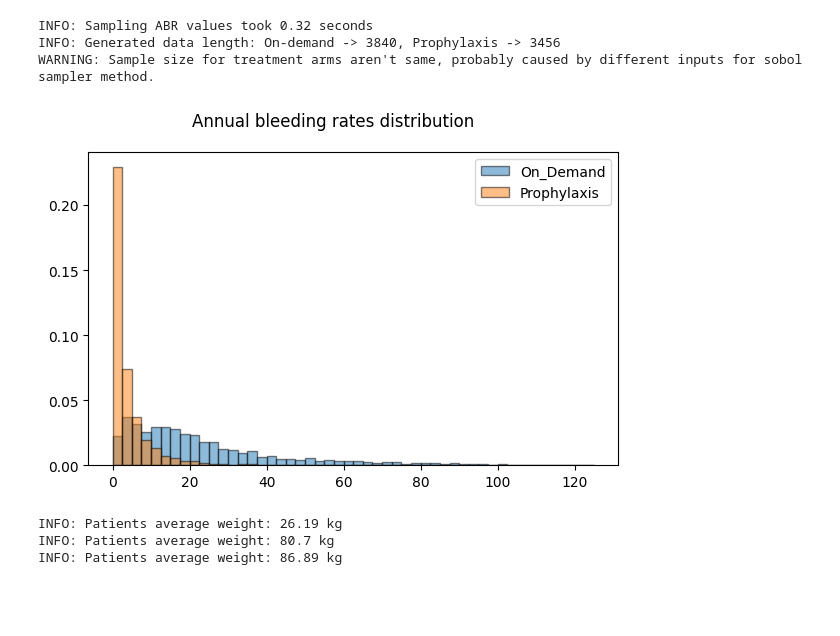
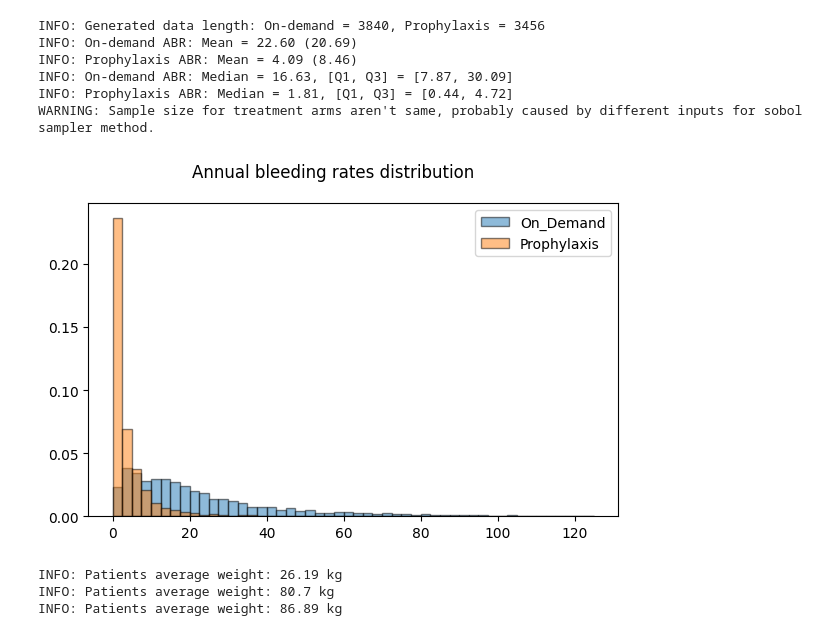
Before and after one commit to MohammadHashemian/SimpleMarkovChain, a Jupyter notebook: notebooks/03_hemophilia_cua.ipynb, the cells around one changed output. Saved outputs shown, nothing was run; the diff lists cells and outputs as text; code cells hidden in the pictures; blank space fills up the shorter version.

```diff
--- a/notebooks/03_hemophilia_cua.ipynb
+++ b/notebooks/03_hemophilia_cua.ipynb
@@ -131,0 +104,28 @@ INFO:
+# %%
+# ---- INPUTS ----
+configs = ModelConfig()
+childhood = Scenario("childhood", 10 * 52, 2 * 52, True)
+primary = Scenario("primary", 98 * 52, 2 * 52, True)
+secondary = Scenario("secondary", 88 * 52, 12 * 52, True)
+SCENARIOS = {"childhood": childhood, "primary": primary, "secondary": secondary}
+
+
+for title, scenario in SCENARIOS.items():
+    logger.info(
+        f"""
+        Scenario: {title}
+        Model initialized with:
+        - Base sample size: {configs.simulation.base_sobol_sample_size}
+        - Simulation steps: {scenario.n_cycles} ({scenario.n_cycles / configs.simulation.weeks_per_year} Years)
+        - Simulation starting point: {scenario.start_age} ({scenario.start_age / configs.simulation.weeks_per_year} YO)
+        """
+    )
+
+chains = []
+states = configs.health_states.STATES
+chain_main = mc.Chain(
+    name="main",
+    states=states,  # Model states
+    matrix=np.eye(N=len(states), M=len(states), dtype=np.float64),  # Identity matrix
+)
+chains.append(chain_main)  # Final model use a single chain
@@ -135,59 +156,64 @@ from time import time
 import matplotlib.pyplot as plt
 import seaborn as sns
 
-
-start = time()
 # Note: For the sake of statistical comparison n_samples should be in same size over different population in each treatment arms
 on_demand_sampled_abr = psa.sample_population_abrs(
     study_data=configs.clinical.on_demand_abr_reports,
     n_samples=configs.simulation.base_sobol_sample_size,
+    seed=configs.simulation.seed,
     visualize=False,
 )
 prophylaxis_sampled_abr = psa.sample_population_abrs(
     study_data=configs.clinical.prophylaxis_abr_reports,
     n_samples=configs.simulation.base_sobol_sample_size,
+    seed=configs.simulation.seed,
     visualize=False,
 )
-exc_time = round((time() - start), 2)
 messages = [
-    f"Sampling ABR values took {exc_time} seconds",
-    f"Generated data length: On-demand -> {len(on_demand_sampled_abr)}, Prophylaxis -> {len(prophylaxis_sampled_abr)}",
+    f"Generated data length: On-demand = {len(on_demand_sampled_abr)}, Prophylaxis = {len(prophylaxis_sampled_abr)}",
+    f"On-demand ABR: Mean = {np.mean(on_demand_sampled_abr):.2f} ({np.std(on_demand_sampled_abr):.2f})",
+    f"Prophylaxis ABR: Mean = {np.mean(prophylaxis_sampled_abr):.2f} ({np.std(prophylaxis_sampled_abr):.2f})",
+    f"On-demand ABR: Median = {np.median(on_demand_sampled_abr):.2f}, [Q1, Q3] = [{np.percentile(on_demand_sampled_abr, 25):.2f}, {np.percentile(on_demand_sampled_abr, 75):.2f}]",
+    f"Prophylaxis ABR: Median = {np.median(prophylaxis_sampled_abr):.2f}, [Q1, Q3] = [{np.percentile(prophylaxis_sampled_abr, 25):.2f}, {np.percentile(prophylaxis_sampled_abr, 75):.2f}]",
 ]
 for message in messages:
     logger.info(message)
 
 if len(on_demand_sampled_abr) != len(prophylaxis_sampled_abr):
     warning = "Sample size for treatment arms aren't same, probably caused by different inputs for sobol sampler method."
     logger.warning(warning)
 
 # Drawing population ABR distribution
 plt.figure(figsize=(6, 4))
 plt.suptitle("Annual bleeding rates distribution")
 on_demand_hist = plt.hist(
     on_demand_sampled_abr,
     50,
     range=(0, 125),
     density=True,
     alpha=0.5,
     edgecolor="black",
     label="On_Demand",
 )
 prophylaxis_hist = plt.hist(
     prophylaxis_sampled_abr,
     50,
     range=(0, 125),
     density=True,
     alpha=0.5,
     edgecolor="black",
     label="Prophylaxis",
 )
 plt.legend()
 plt.tight_layout()
 # %% [output]
-INFO: Sampling ABR values took 0.32 seconds
-INFO: Generated data length: On-demand -> 3840, Prophylaxis -> 3456
+INFO: Generated data length: On-demand = 3840, Prophylaxis = 3456
+INFO: On-demand ABR: Mean = 22.60 (20.69)
+INFO: Prophylaxis ABR: Mean = 4.09 (8.46)
+INFO: On-demand ABR: Median = 16.63, [Q1, Q3] = [7.87, 30.09]
+INFO: Prophylaxis ABR: Median = 1.81, [Q1, Q3] = [0.44, 4.72]
 WARNING: Sample size for treatment arms aren't same, probably caused by different inputs for sobol sampler method.
-[figure, old version]
+[figure, new version]
 # %%
 sns.set_theme()
 for title, scenario in SCENARIOS.items():
```
Also changed, not shown: parts of 19 cells of this notebook, 7 other files.
